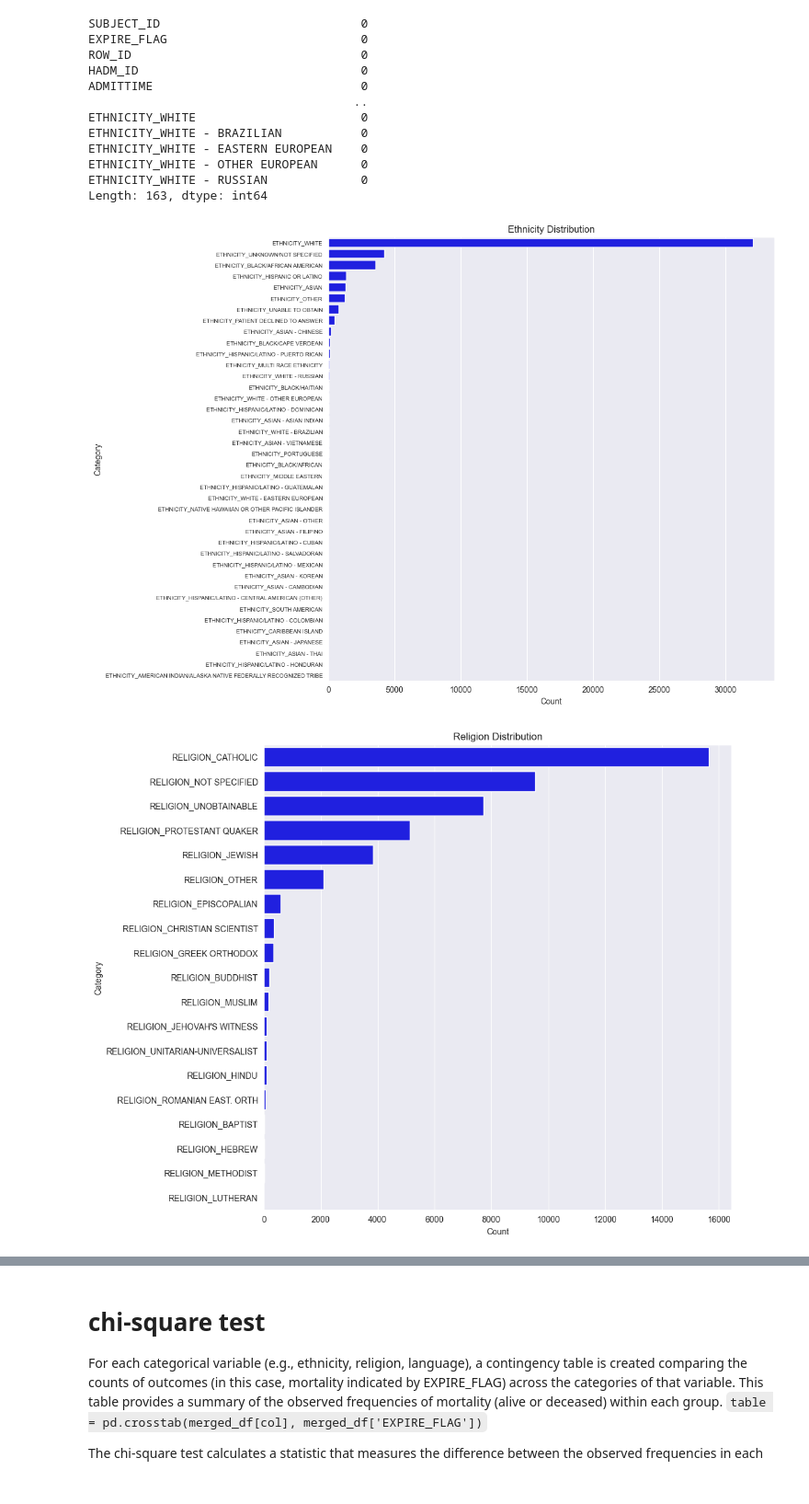
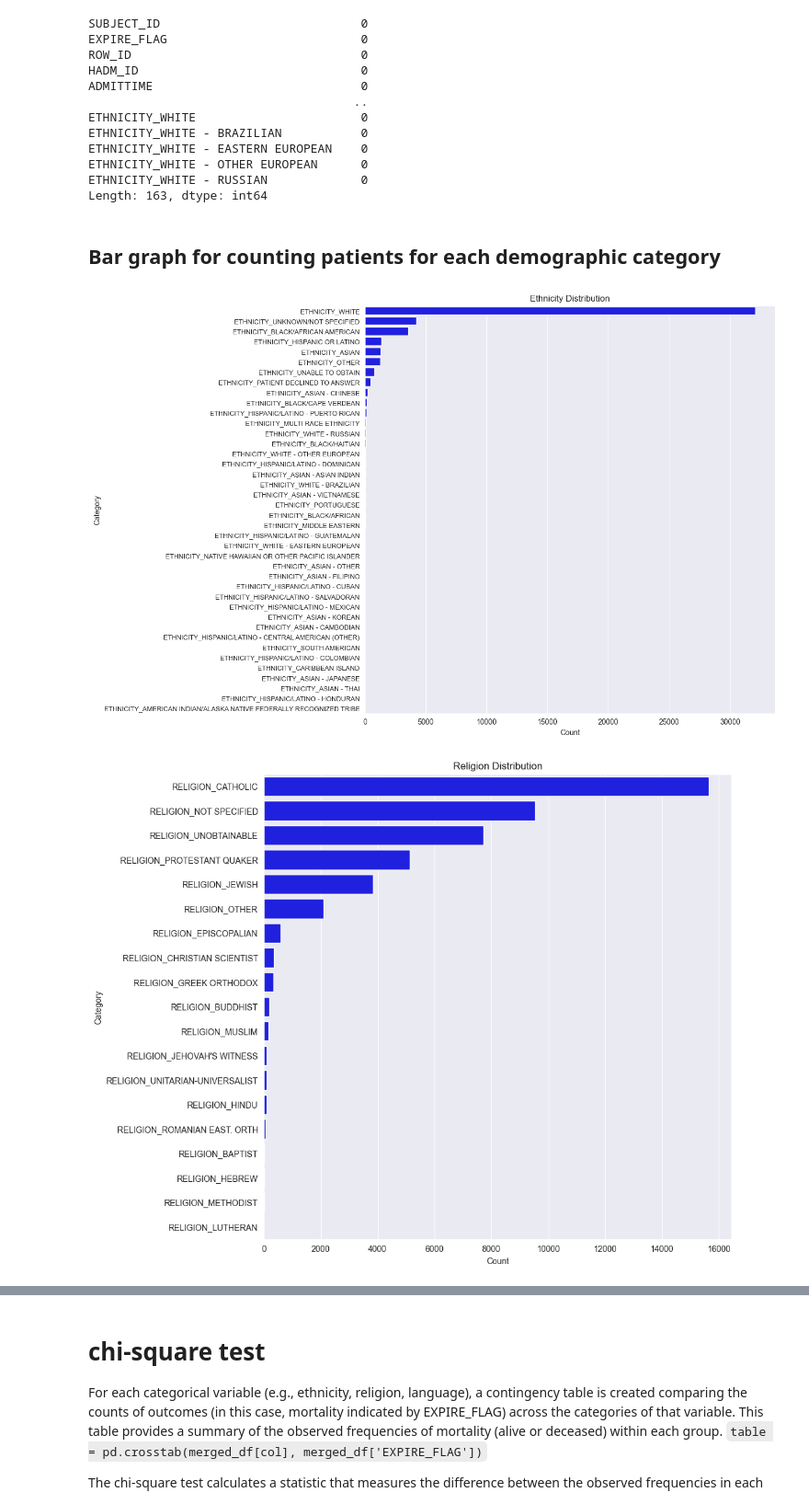
Before and after one commit to Math2130/MIMIC-III-Mortality-Analysis, a Jupyter notebook: VisualizationDemographics.ipynb, the cells around one changed output, grey strips where cells are left out. Shown at 92% size. Cells and saved outputs as stored; diff of their text form; code cells hidden in the pictures.

Commit message:
Add comments and adjust plots

```diff
--- a/VisualizationDemographics.ipynb
+++ b/VisualizationDemographics.ipynb
@@ -123,26 +123,28 @@ Length: 163, dtype: int64
 ethnicity_columns = [col for col in merged_df.columns if 'ETHNICITY_' in col]
 religion_columns = [col for col in merged_df.columns if 'RELIGION_' in col]
 language_columns = [col for col in merged_df.columns if 'LANGUAGE_' in col]
+# %% [markdown]
+## Bar graph for counting patients for each demographic category
 # %%
 # Creating a function to plot distributions for given columns
 def plot_demographic_distribution(columns, title, font_size):
     # Summing up the counts for each demographic category
     demographic_counts = merged_df[columns].sum().sort_values(ascending=False)
     # Plot
     plt.figure(figsize=(10, 10))
     barplot = sns.barplot(x=demographic_counts.values, y=demographic_counts.index, color="blue")
     plt.title(title)
     plt.xlabel('Count')
     plt.yticks(fontsize=font_size)
     plt.ylabel('Category')
     plt.show()
 
 # Plotting for each demographic
-plot_demographic_distribution(ethnicity_columns, 'Ethnicity Distribution', 7)
+plot_demographic_distribution(ethnicity_columns, 'Ethnicity Distribution', 9)
 plot_demographic_distribution(religion_columns, 'Religion Distribution', 10)
 plot_demographic_distribution(language_columns, 'Language Distribution', 7)
 # %% [output]
-[figure, old version]
+[figure, new version]
 [figure]
 [figure]
 # %%
```
Also changed, not shown: parts of 5 cells of this notebook.
